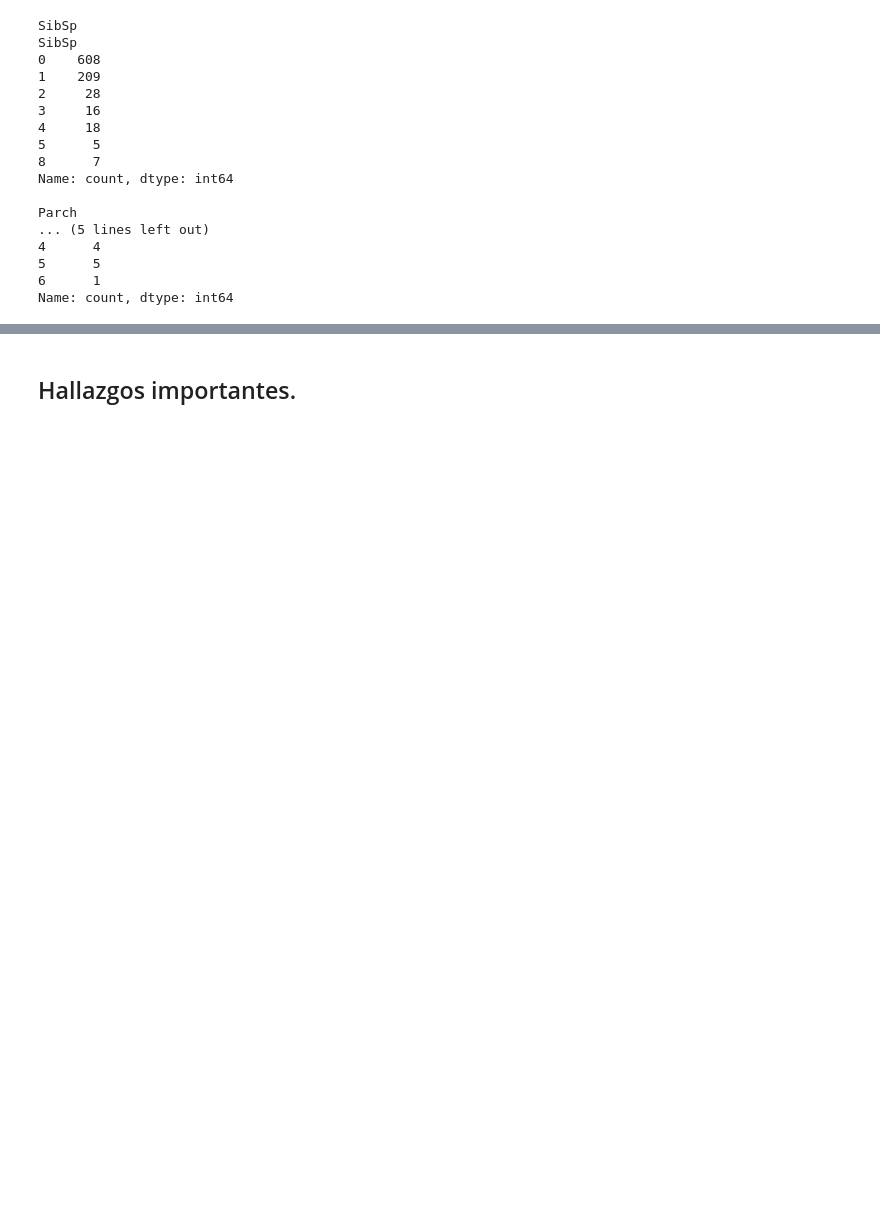
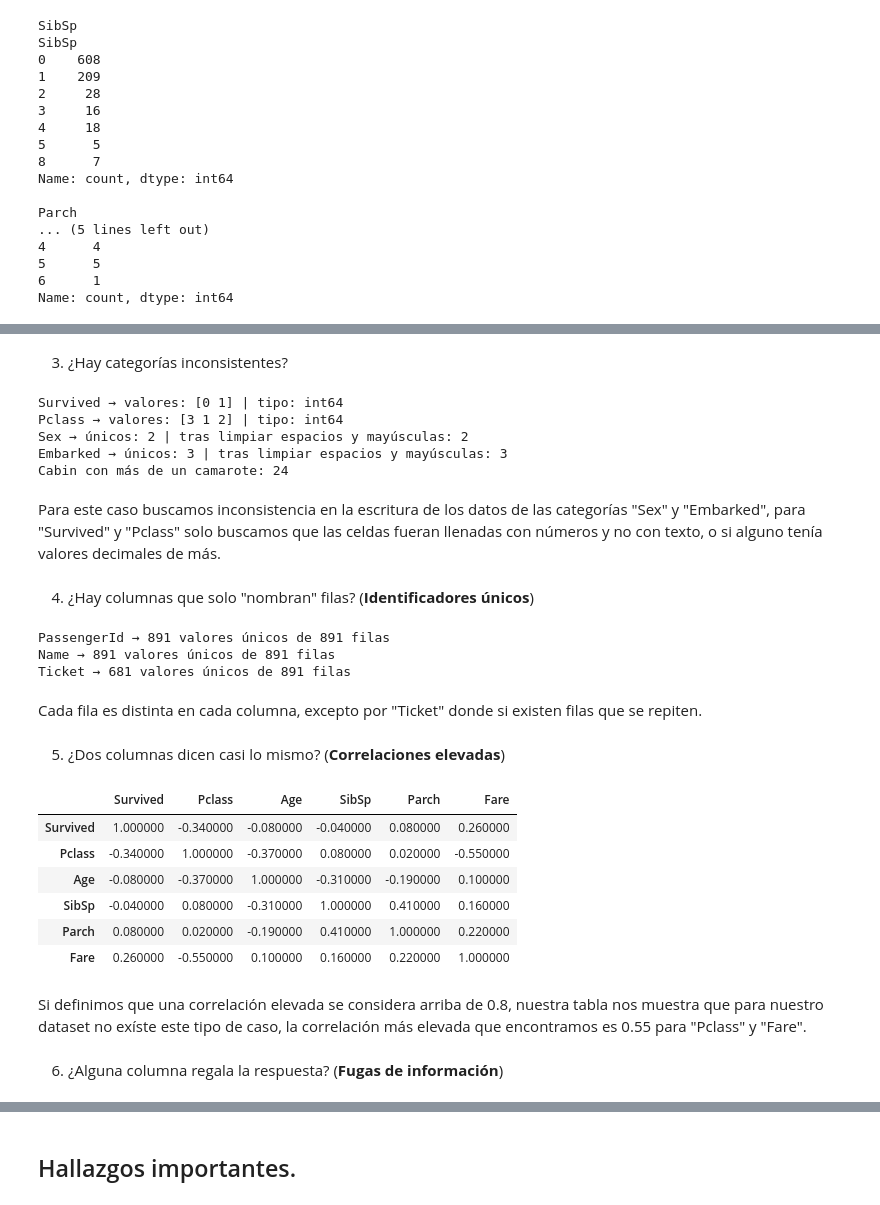
Before and after one commit to FabsRobles/Practica2-IA, a Jupyter notebook: notebook/Titanic_EDA.ipynb, the cells around one changed output, grey strips where cells are left out. Cells and saved outputs as stored; diff of their text form; code cells hidden in the pictures; blank space fills up the shorter version.

```diff
--- a/notebook/Titanic_EDA.ipynb
+++ b/notebook/Titanic_EDA.ipynb
@@ -283,0 +367,50 @@ Con los valores obtenidos para las variables numéricas solo podemos concluir qu
+# %% [markdown]
+3. ¿Hay categorías inconsistentes?
+# %%
+for col in ["Survived", "Pclass", "Sex", "Embarked"]:
+    v = df[col].dropna()
+    if v.dtype == "object":
+        limpio = v.str.strip().str.lower()
+        print(col, "→ únicos:", v.nunique(),
+              "| tras limpiar espacios y mayúsculas:", limpio.nunique())
+    else:
+        print(col, "→ valores:", v.unique(), "| tipo:", v.dtype)
+
+print("Cabin con más de un camarote:", df["Cabin"].str.contains(" ", na=False).sum())
+# %% [output]
+Survived → valores: [0 1] | tipo: int64
+Pclass → valores: [3 1 2] | tipo: int64
+Sex → únicos: 2 | tras limpiar espacios y mayúsculas: 2
+Embarked → únicos: 3 | tras limpiar espacios y mayúsculas: 3
+Cabin con más de un camarote: 24
+# %% [markdown]
+Para este caso buscamos inconsistencia en la escritura de los datos de las categorías "Sex" y "Embarked", para "Survived" y "Pclass" solo buscamos que las celdas fueran llenadas con números y no con texto, o si alguno tenía valores decimales de más.
+# %% [markdown]
+4. ¿Hay columnas que solo "nombran" filas? (**Identificadores únicos**)
+# %%
+for col in col_id:
+    print(col, "→", df[col].nunique(), "valores únicos de", len(df), "filas")
+# %% [output]
+PassengerId → 891 valores únicos de 891 filas
+Name → 891 valores únicos de 891 filas
+Ticket → 681 valores únicos de 891 filas
+# %% [markdown]
+Cada fila es distinta en cada columna, excepto por "Ticket" donde si existen filas que se repiten.
+# %% [markdown]
+5. ¿Dos columnas dicen casi lo mismo? (**Correlaciones elevadas**)
+# %%
+cols_corr = ["Survived", "Pclass", "Age", "SibSp", "Parch", "Fare"]
+corr = df[cols_corr].corr().round(2)
+corr.style.background_gradient(cmap="coolwarm", vmin=-1, vmax=1)
+# %% [output]
+|  | Survived | Pclass | Age | SibSp | Parch | Fare |
+| Survived | 1.000000 | -0.340000 | -0.080000 | -0.040000 | 0.080000 | 0.260000 |
+| Pclass | -0.340000 | 1.000000 | -0.370000 | 0.080000 | 0.020000 | -0.550000 |
+| Age | -0.080000 | -0.370000 | 1.000000 | -0.310000 | -0.190000 | 0.100000 |
+| SibSp | -0.040000 | 0.080000 | -0.310000 | 1.000000 | 0.410000 | 0.160000 |
+| Parch | 0.080000 | 0.020000 | -0.190000 | 0.410000 | 1.000000 | 0.220000 |
+| Fare | 0.260000 | -0.550000 | 0.100000 | 0.160000 | 0.220000 | 1.000000 |
+# %% [markdown]
+Si definimos que una correlación elevada se considera arriba de 0.8, nuestra tabla nos muestra que para nuestro dataset no exíste este tipo de caso, la correlación más elevada que encontramos es 0.55 para "Pclass" y "Fare".
+# %% [markdown]
+6. ¿Alguna columna regala la respuesta? (**Fugas de información**)
```
Also changed, not shown: parts of 15 cells of this notebook.
